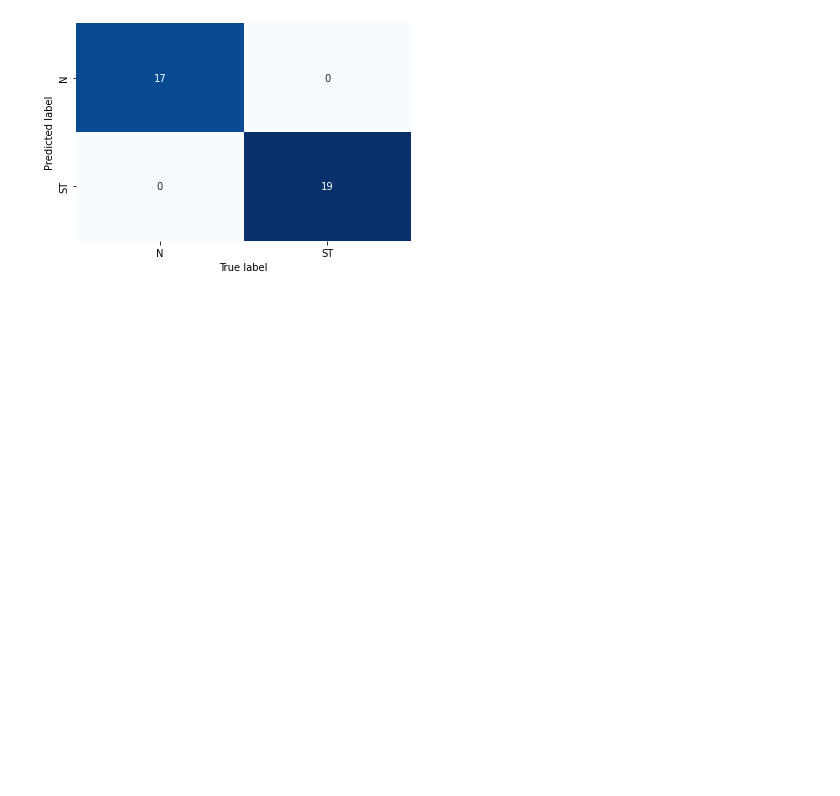
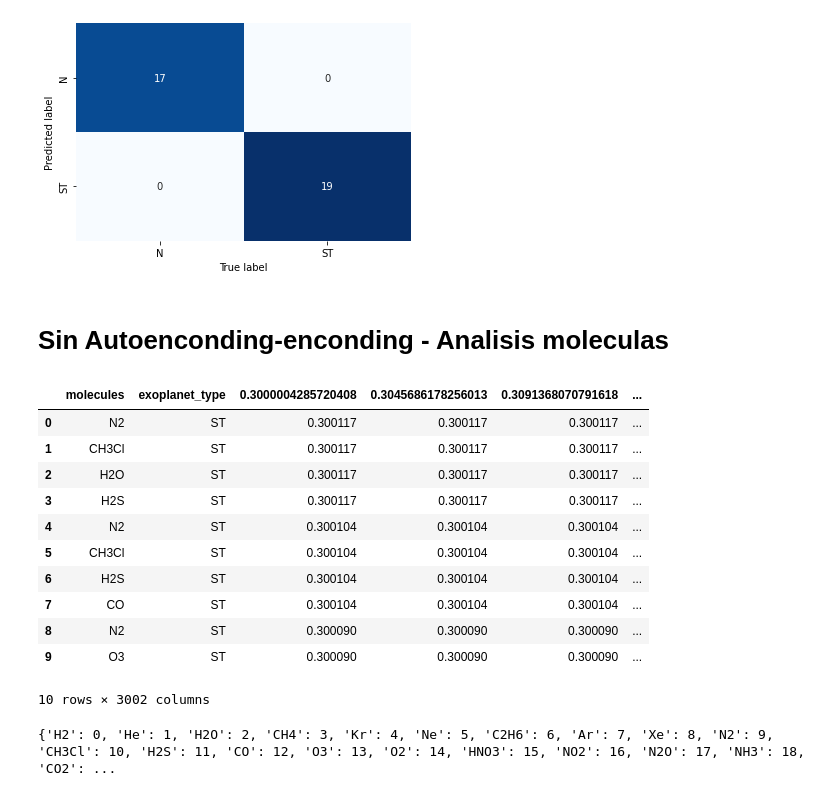
Before and after one commit to sergioduquem15/ExoSpectrum, a Jupyter notebook: ANN_implementation.ipynb, the cells around one changed output. Saved outputs shown, nothing was run; the diff lists cells and outputs as text; code cells hidden in the pictures; blank space fills up the shorter version.

```diff
--- a/ANN_implementation.ipynb
+++ b/ANN_implementation.ipynb
@@ -150,0 +133,2 @@ y_data = pd.read_csv("y_data.csv").to_numpy() # Se obtiene las categorias con va
+# %% [markdown]
+# Sin Autoenconding-enconding - Analisis moleculas
@@ -150,0 +145,17 @@ y_data = pd.read_csv("y_data.csv").to_numpy() # Se obtiene las categorias con va
+# %%
+data_final_N = pd.read_csv('data_molN.csv', sep=',')
+data_final_ST = pd.read_csv('data_molST.csv', sep=',')
+data_final_ST.head(10)
+# %% [output]
+|  | molecules | exoplanet_type | 0.3000004285720408 | 0.3045686178256013 | 0.3091368070791618 | ... |
+| 0 | N2 | ST | 0.300117 | 0.300117 | 0.300117 | ... |
+| 1 | CH3Cl | ST | 0.300117 | 0.300117 | 0.300117 | ... |
+| 2 | H2O | ST | 0.300117 | 0.300117 | 0.300117 | ... |
+| 3 | H2S | ST | 0.300117 | 0.300117 | 0.300117 | ... |
+| 4 | N2 | ST | 0.300104 | 0.300104 | 0.300104 | ... |
+| 5 | CH3Cl | ST | 0.300104 | 0.300104 | 0.300104 | ... |
+| 6 | H2S | ST | 0.300104 | 0.300104 | 0.300104 | ... |
+| 7 | CO | ST | 0.300104 | 0.300104 | 0.300104 | ... |
+| 8 | N2 | ST | 0.300090 | 0.300090 | 0.300090 | ... |
+| 9 | O3 | ST | 0.300090 | 0.300090 | 0.300090 | ... |
+10 rows × 3002 columns
@@ -150,0 +170,4 @@ y_data = pd.read_csv("y_data.csv").to_numpy() # Se obtiene las categorias con va
+# %%
+print(dic_target)
+# %% [output]
+{'H2': 0, 'He': 1, 'H2O': 2, 'CH4': 3, 'Kr': 4, 'Ne': 5, 'C2H6': 6, 'Ar': 7, 'Xe': 8, 'N2': 9, 'CH3Cl': 10, 'H2S': 11, 'CO': 12, 'O3': 13, 'O2': 14, 'HNO3': 15, 'NO2': 16, 'N2O': 17, 'NH3': 18, 'CO2': ...
```
Also changed, not shown: parts of 24 cells of this notebook, 1 other file.
